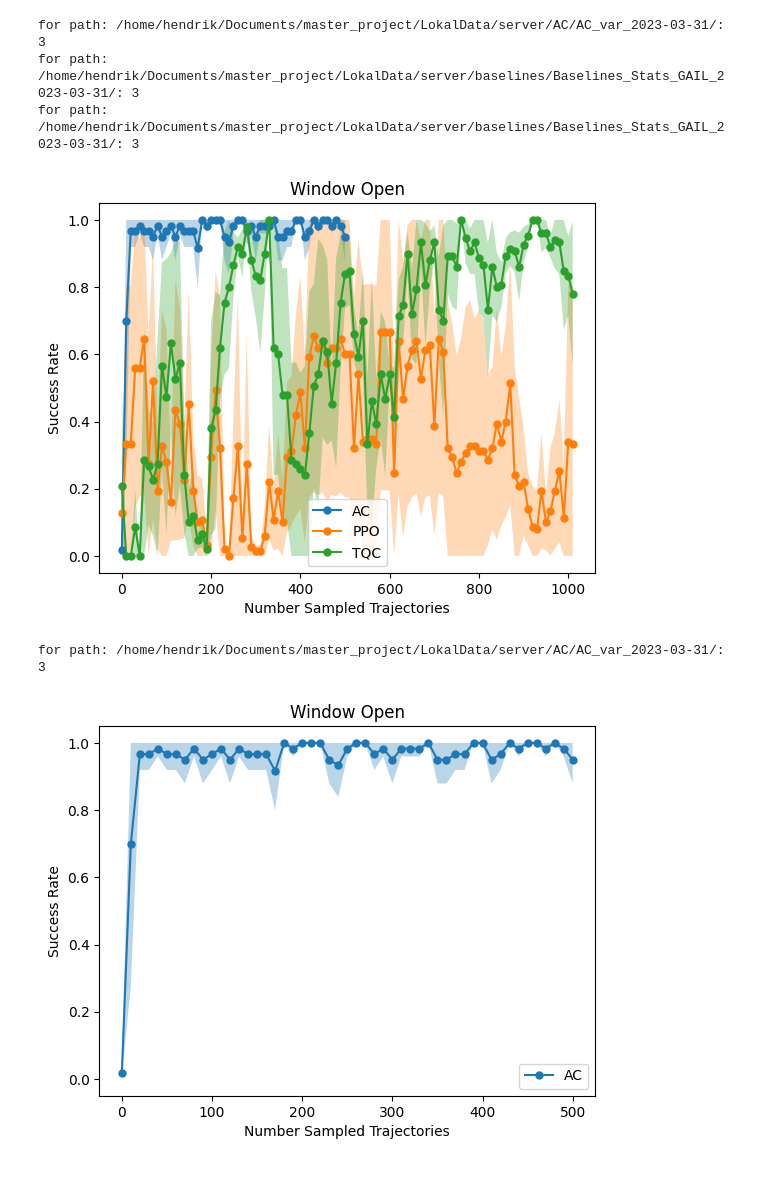
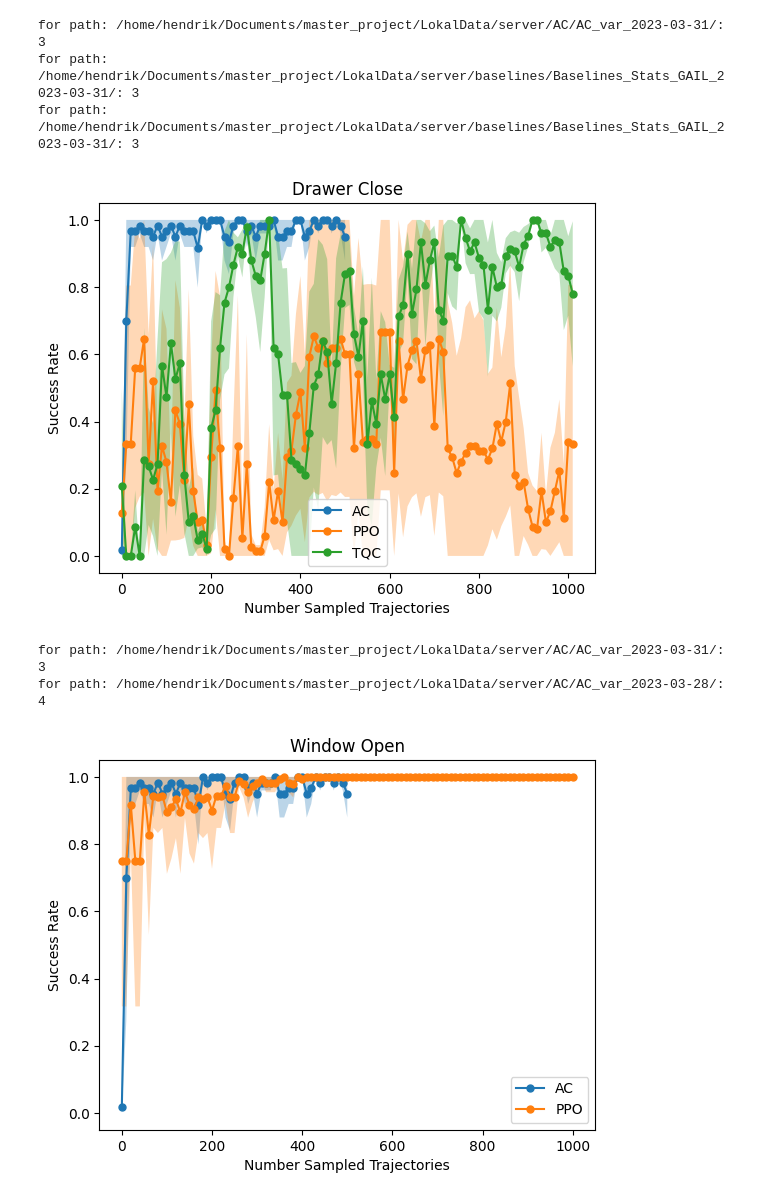
Before and after one commit to ReliableTree/ActiveCritic, a Jupyter notebook: src/active_critic/analyze_stats/dense_0/drawerclose.ipynb, the cells around one changed output. Saved outputs shown, nothing was run; the diff lists cells and outputs as text; code cells hidden in the pictures.

```diff
--- a/src/active_critic/analyze_stats/dense_0/drawerclose.ipynb
+++ b/src/active_critic/analyze_stats/dense_0/drawerclose.ipynb
@@ -14,13 +14,16 @@ TQC_path = '/home/hendrik/Documents/master_project/LokalData/server/baselines/Ba
 include_TQC = ['learner', 'TQC_drawerclose_lr_0.00073_demonstrations_0_n_samples_1000']
 exclude_TQC = []
 
+save_path = '/home/hendrik/Documents/Master Thesis/TUM_Thesis_Template_CSE/images/dense_0/'
+
+
 make_plot(
     paths=[AC_path, PPO_path, TQC_path],
     includes=[include_AC, include_PPO, include_TQC],
     excludes=[exclude_AC, exclude_PPO, exclude_TQC],
     names=['AC', 'PPO', 'TQC', 'RPPO'],
-    plot_name='Window Open',
-    save_path = None,
+    plot_name='Drawer Close',
+    save_path = save_path,
     plot_closest=False,
     mean=False
     )
@@ -28,22 +31,30 @@ make_plot(
 for path: /home/hendrik/Documents/master_project/LokalData/server/AC/AC_var_2023-03-31/: 3
 for path: /home/hendrik/Documents/master_project/LokalData/server/baselines/Baselines_Stats_GAIL_2023-03-31/: 3
 for path: /home/hendrik/Documents/master_project/LokalData/server/baselines/Baselines_Stats_GAIL_2023-03-31/: 3
-[figure, old version]
+[figure, new version]
 # %%
 AC_path = '/home/hendrik/Documents/master_project/LokalData/server/AC/AC_var_2023-03-31/'
 include_AC = ['statsoptimized', 'drawerclose ms 0 explore_until 3 reset drawerclose opt steps: 1 trainin eps: 500 opt mode: actor+plan demonstrations: 0, im_ph:False, training_episodes: 10, min critic: 1e-05, wd: 0.01, val_every: 1000']
 exclude_AC = []
 
+AC_path_sp = '/home/hendrik/Documents/master_project/LokalData/server/AC/AC_var_2023-03-28/'
+include_AC_sp = ['drawerclose sm manual_seed(0) no train inf eps: 1000 opt mode: actor+plan demonstrations: 0, im_ph:False, training_episodes: 10, min critic: 5e-05, wd: 0.01, val_every: 6000', 'stats']
+exclude_AC_sp = ['optimized']
+
+save_path = '/home/hendrik/Documents/Master Thesis/TUM_Thesis_Template_CSE/images/dense_vs_sparse_0/'
+
+
 make_plot(
-    paths=[AC_path],
-    includes=[include_AC, include_PPO, include_TQC],
-    excludes=[exclude_AC, exclude_PPO, exclude_TQC],
+    paths=[AC_path, AC_path_sp],
+    includes=[include_AC, include_AC_sp],
+    excludes=[exclude_AC, exclude_AC_sp],
     names=['AC', 'PPO', 'TQC', 'RPPO'],
     plot_name='Window Open',
-    save_path = None,
+    save_path = save_path,
     plot_closest=False,
     mean=False
     )
 # %% [output]
 for path: /home/hendrik/Documents/master_project/LokalData/server/AC/AC_var_2023-03-31/: 3
+for path: /home/hendrik/Documents/master_project/LokalData/server/AC/AC_var_2023-03-28/: 4
-[figure, old version]
+[figure, new version]
```
Also changed, not shown: 3 other files.
